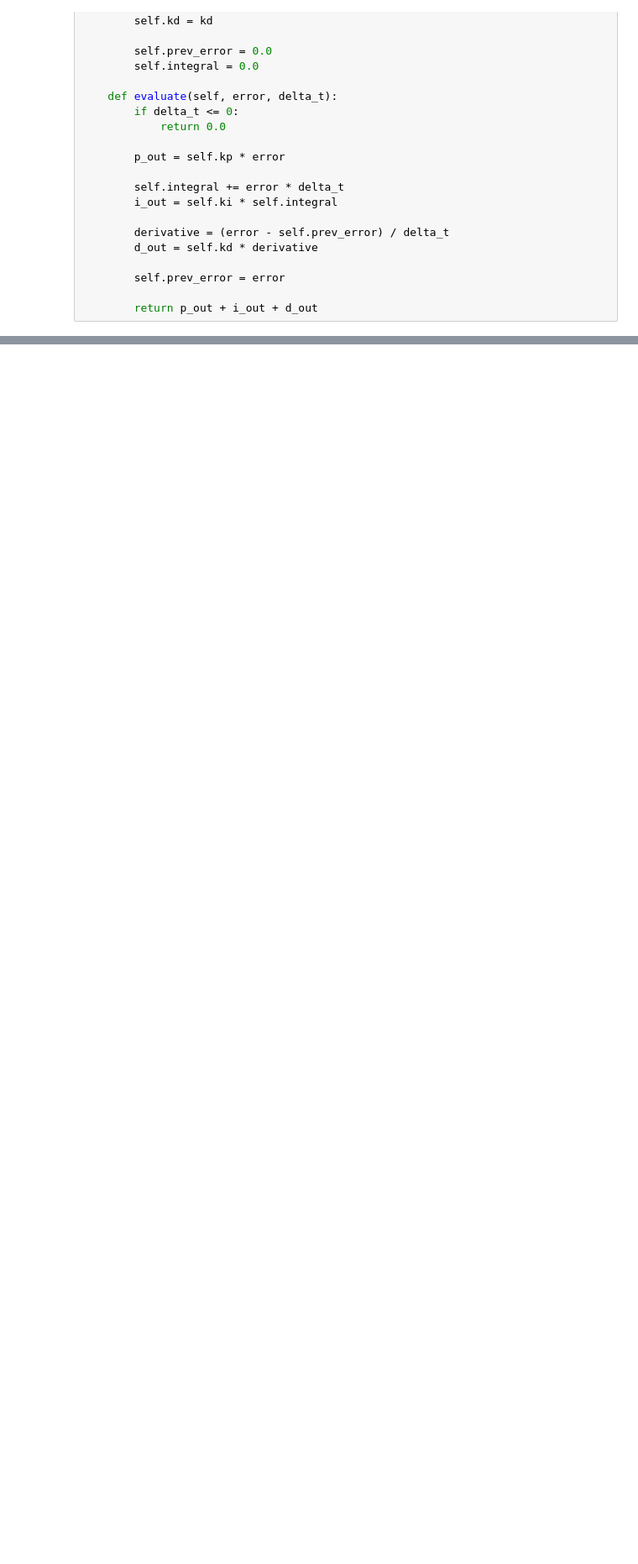
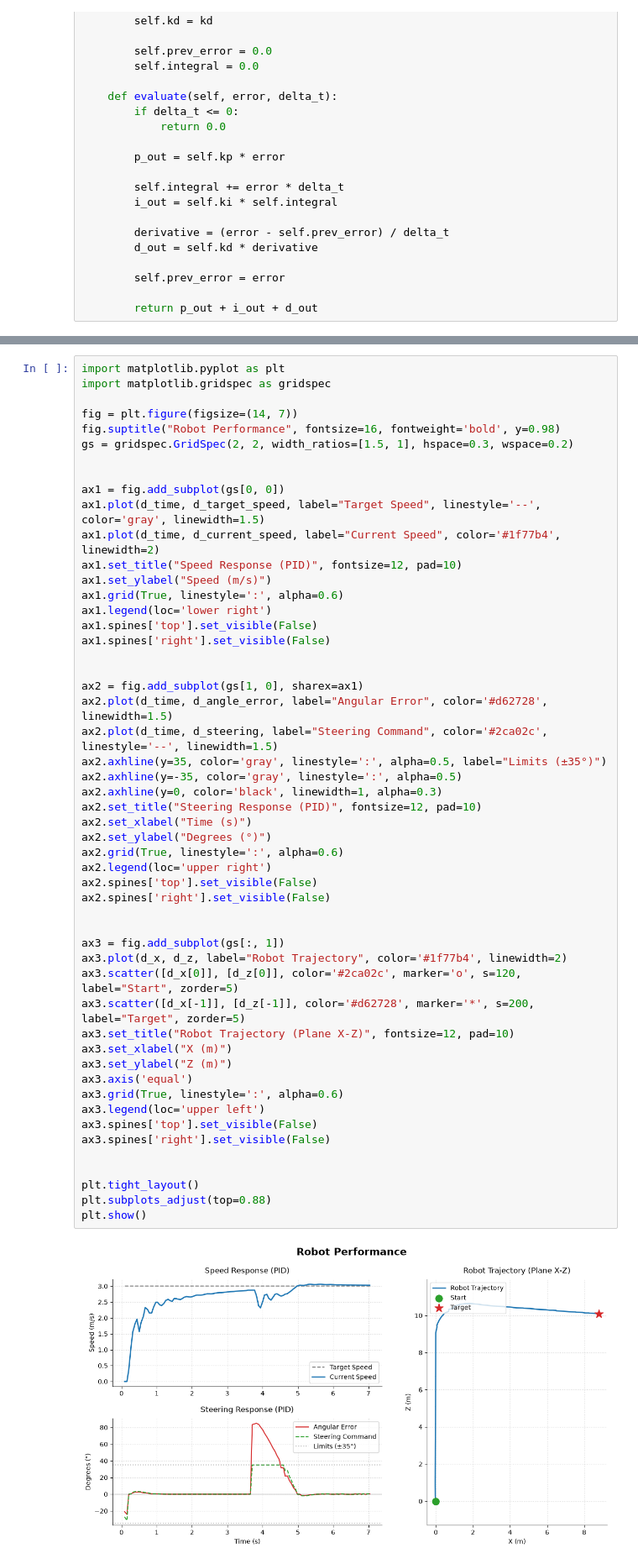
Before and after one commit to kjiomy/Progetto_SR, a Jupyter notebook: Controls/mov.ipynb, the cells around one changed output, grey strips where cells are left out. Shown at 84% size. Drawn from its saved outputs; the diff is of its cells as text; blank space fills up the shorter version.

Commit message:
fix: modifiicato il grafico finale di performance

```diff
--- a/Controls/mov.ipynb
+++ b/Controls/mov.ipynb
@@ -186,0 +136,54 @@ plt.show()
+# %%
+import matplotlib.pyplot as plt
+import matplotlib.gridspec as gridspec
+
+fig = plt.figure(figsize=(14, 7))
+fig.suptitle("Robot Performance", fontsize=16, fontweight='bold', y=0.98)
+gs = gridspec.GridSpec(2, 2, width_ratios=[1.5, 1], hspace=0.3, wspace=0.2)
+
+
+ax1 = fig.add_subplot(gs[0, 0])
+ax1.plot(d_time, d_target_speed, label="Target Speed", linestyle='--', color='gray', linewidth=1.5)
+ax1.plot(d_time, d_current_speed, label="Current Speed", color='#1f77b4', linewidth=2)
+ax1.set_title("Speed Response (PID)", fontsize=12, pad=10)
+ax1.set_ylabel("Speed (m/s)")
+ax1.grid(True, linestyle=':', alpha=0.6)
+ax1.legend(loc='lower right')
+ax1.spines['top'].set_visible(False)
+ax1.spines['right'].set_visible(False)
+
+
+ax2 = fig.add_subplot(gs[1, 0], sharex=ax1)
+ax2.plot(d_time, d_angle_error, label="Angular Error", color='#d62728', linewidth=1.5)
+ax2.plot(d_time, d_steering, label="Steering Command", color='#2ca02c', linestyle='--', linewidth=1.5)
+ax2.axhline(y=35, color='gray', linestyle=':', alpha=0.5, label="Limits (±35°)")
+ax2.axhline(y=-35, color='gray', linestyle=':', alpha=0.5)
+ax2.axhline(y=0, color='black', linewidth=1, alpha=0.3)
+ax2.set_title("Steering Response (PID)", fontsize=12, pad=10)
+ax2.set_xlabel("Time (s)")
+ax2.set_ylabel("Degrees (°)")
+ax2.grid(True, linestyle=':', alpha=0.6)
+ax2.legend(loc='upper right')
+ax2.spines['top'].set_visible(False)
+ax2.spines['right'].set_visible(False)
+
+
+ax3 = fig.add_subplot(gs[:, 1])
+ax3.plot(d_x, d_z, label="Robot Trajectory", color='#1f77b4', linewidth=2)
+ax3.scatter([d_x[0]], [d_z[0]], color='#2ca02c', marker='o', s=120, label="Start", zorder=5)
+ax3.scatter([d_x[-1]], [d_z[-1]], color='#d62728', marker='*', s=200, label="Target", zorder=5)
+ax3.set_title("Robot Trajectory (Plane X-Z)", fontsize=12, pad=10)
+ax3.set_xlabel("X (m)")
+ax3.set_ylabel("Z (m)")
+ax3.axis('equal')
+ax3.grid(True, linestyle=':', alpha=0.6)
+ax3.legend(loc='upper left')
+ax3.spines['top'].set_visible(False)
+ax3.spines['right'].set_visible(False)
+
+
+plt.tight_layout()
+plt.subplots_adjust(top=0.88)
+plt.show()
+# %% [output]
+[figure, added]
```
Also changed, not shown: parts of 2 cells of this notebook.
